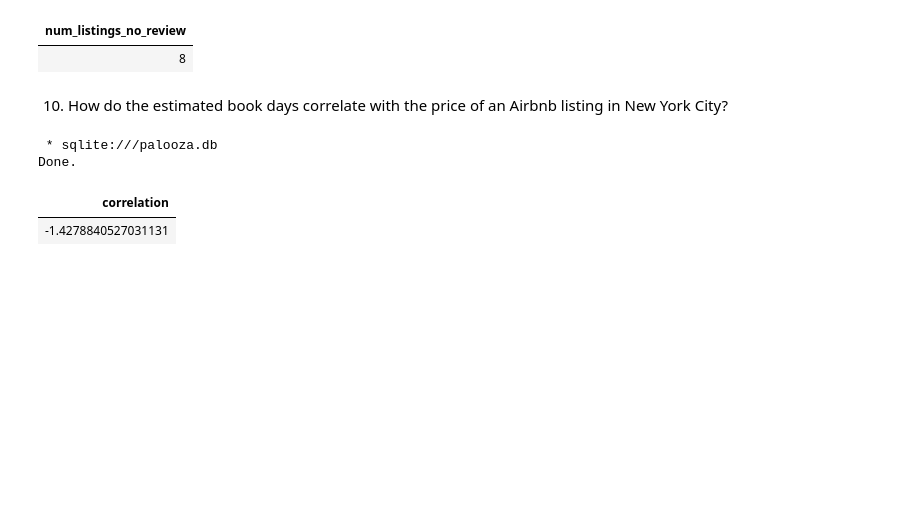
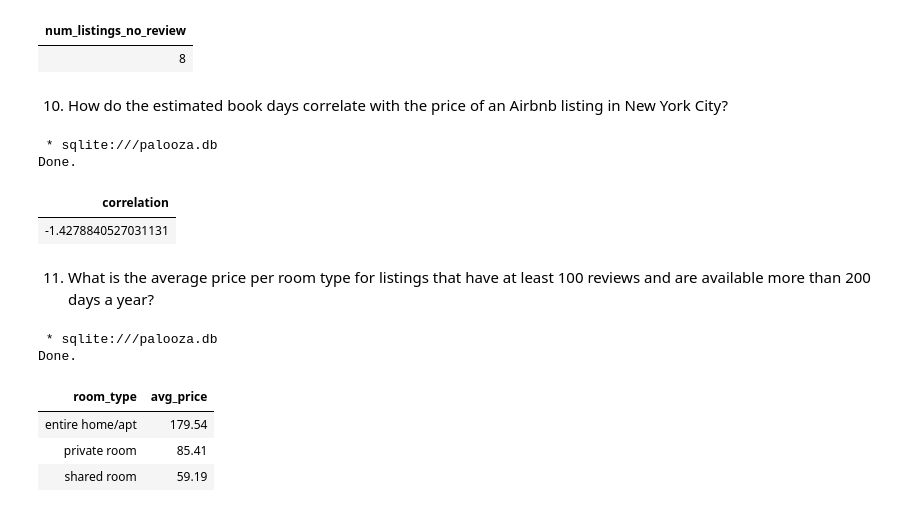
Before and after one commit to caracfinlay/Pillow_palooza, a Jupyter notebook: sql_palooza.ipynb, the cells around one changed output. Drawn from its saved outputs; the diff is of its cells as text; code cells hidden in the pictures; blank space fills up the shorter version.

```diff
--- a/sql_palooza.ipynb
+++ b/sql_palooza.ipynb
@@ -280,0 +279,19 @@ Done.
+# %% [markdown]
+11. What is the average price per room type for listings that have at least 100 reviews and are available more than 200 days a year?
+# %%
+%%sql
+SELECT rt.room_type, ROUND(AVG(p.price),2) avg_price
+FROM prices p
+JOIN reviews r
+ON p.listing_id = r.listing_id
+JOIN room_types rt
+ON rt.listing_id = r.listing_id
+WHERE r.availability_365 > 200 AND r.number_of_reviews >= 100
+GROUP BY 1
+# %% [output]
+ * sqlite:///palooza.db
+Done.
+| room_type | avg_price |
+| entire home/apt | 179.54 |
+| private room | 85.41 |
+| shared room | 59.19 |
```
Also changed, not shown: parts of 10 cells of this notebook.
